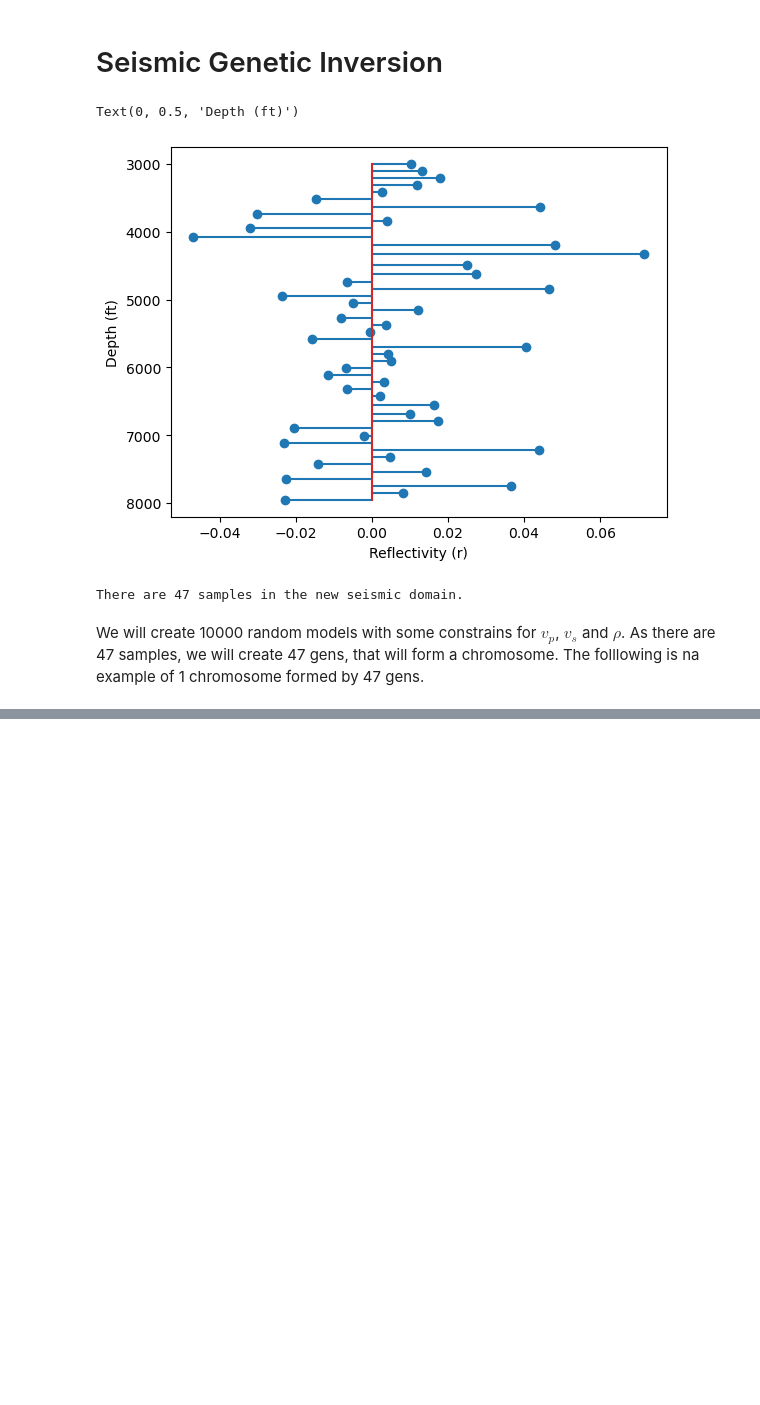
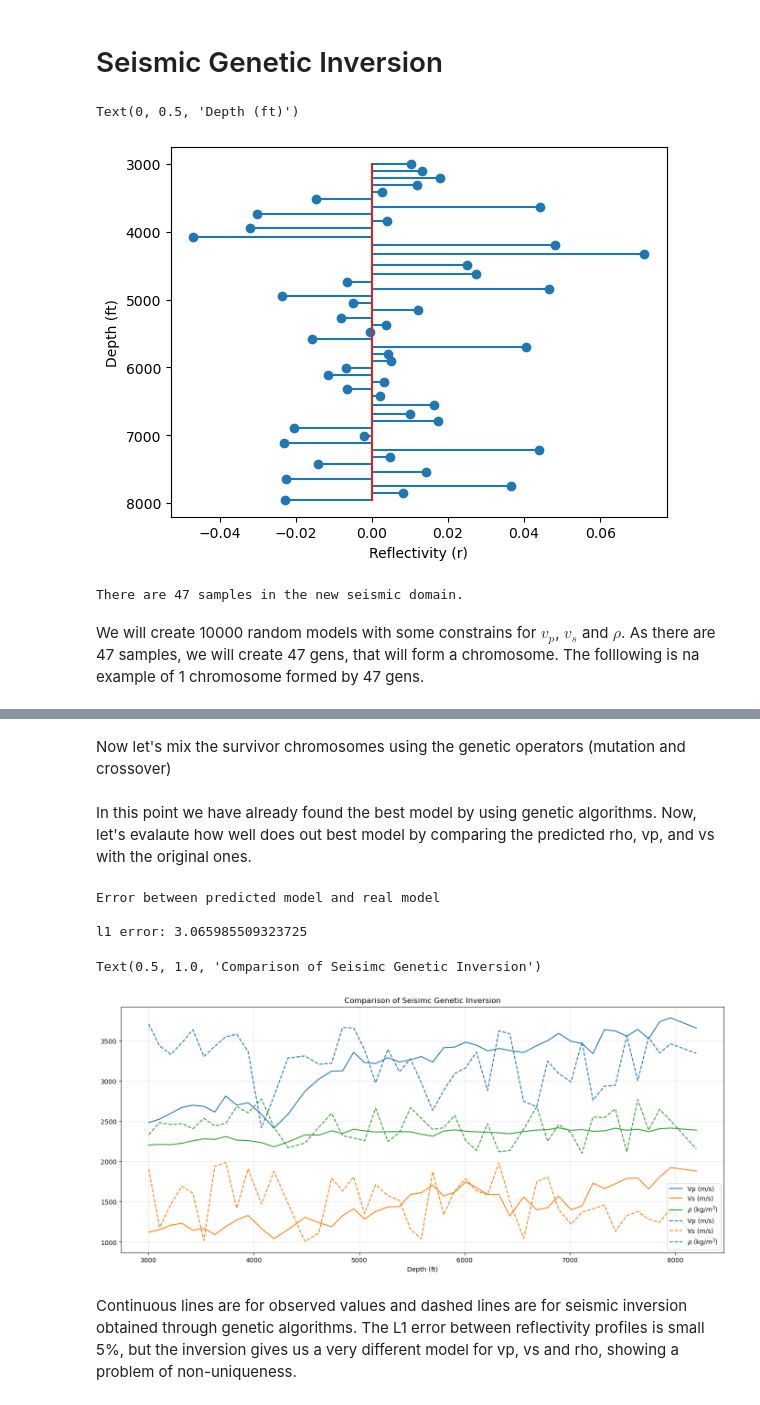
Before and after one commit to sfpoveda/seisinv, a Jupyter notebook: examples/Task 6/Seismic Genetic Inversion.ipynb, the cells around one changed output, grey strips where cells are left out. Drawn from its saved outputs; the diff is of its cells as text; code cells hidden in the pictures; blank space fills up the shorter version.

```diff
--- a/examples/Task 6/Seismic Genetic Inversion.ipynb
+++ b/examples/Task 6/Seismic Genetic Inversion.ipynb
@@ -112,0 +103,2 @@ l2 error: 3.857489912261906%
+# %%
+l1_error, l2_error, chromosome = one_chromosome( n_chromosome=0, print_=True)
@@ -114,0 +125,7 @@ Now that we have seen an example in which we built a chromosome, then calculated
+# %%
+df = pd.DataFrame(columns=['l1_error', 'l2_error', 'chromosome'])
+for i in tqdm(range(rho_gen.shape[1])): # for 100000 chromosomes
+    l1_error, l2_error, chromosome = one_chromosome(n_chromosome=i, print_=False)
+    if l1_error != 9999:
+        df = df.append({'l1_error':l1_error, 'l2_error':l2_error, 'chromosome': chromosome}, ignore_index=True)
+print(f'{len(df)} from {rho_gen.shape[1]} chromosomes survivied.')
@@ -114,0 +156,2 @@ Now that we have seen an example in which we built a chromosome, then calculated
+# %% [markdown]
+Now let's mix the survivor chromosomes using the genetic operators (mutation and crossover)
@@ -114,0 +175,19 @@ Now that we have seen an example in which we built a chromosome, then calculated
+# %%
+# Crossover operator
+def crossover(parent1, parent2):
+    # Implement a crossover operation here to combine two parent chromosomes
+    # For example, you can choose a random crossover point and create a new chromosome
+    crossover_point = np.random.randint(1, len(parent1))  # Choose a random crossover point
+    child = np.concatenate((parent1[:crossover_point], parent2[crossover_point:]))
+    return child
+# %%
+def evaluate_fitness(initial_chromosomes, observed_profile):
+    fitness_values = []
+    for model in initial_chromosomes:
+        math_ops = MathOps(vp=model[:,0], rho=model[:,1])
+        Z_chromosome = math_ops.calc_impedance()
+        r_chromosome = math_ops.calc_r(Z_data=Z_chromosome)
+        error = Error(y_true=observed_profile, y_pred=r_chromosome)
+        l1_error = error.l1_error()
+        fitness_values.append(l1_error)
+    return np.array(fitness_values).min(), np.array(fitness_values).argmin()
@@ -114,0 +242,34 @@ Now that we have seen an example in which we built a chromosome, then calculated
+# %% [markdown]
+In this point we have already found the best model by using genetic algorithms. Now, let's evalaute how well does out best model by comparing the predicted rho, vp, and vs with the original ones.
+# %%
+# Calculate r for the best model.
+math_ops = MathOps(vp=best_model[:,0], rho=best_model[:,1])
+Z_chromosome = math_ops.calc_impedance()
+r_chromosome = math_ops.calc_r(Z_data=Z_chromosome)
+# Calculate error between r's of original observed profile and calculated profile
+error = Error(y_true=r, y_pred=r_chromosome)
+l1_error = error.l1_error()
+print('Error between predicted model and real model', '\n')
+print(f'l1 error: {l1_error}')
+# %% [output]
+Error between predicted model and real model
+
+l1 error: 3.065985509323725
+# %%
+# Plot resmapled data
+fig = plt.figure(figsize=(17,7))
+plt.plot(dept0, vp0, label='Vp (m/s)', color='C0')
+plt.plot(dept0, vs0, label='Vs (m/s)', color='C1')
+plt.plot(dept0, rho0, label=fr'$\rho$ (kg/$m^3$)', color='C2')
+plt.plot(dept0, best_model[:,1], label='Vp (m/s)', linestyle='dashed', color='C0')
+plt.plot(dept0, best_model[:,2], label='Vs (m/s)', linestyle='dashed', color='C1')
+plt.plot(dept0, best_model[:,0], label=fr'$\rho$ (kg/$m^3$)', linestyle='dashed', color='C2')
+plt.xlabel('Depth (ft)')
+plt.grid(alpha=.3)
+plt.legend(ncol=1)
+plt.title('Comparison of Seisimc Genetic Inversion')
+# %% [output]
+Text(0.5, 1.0, 'Comparison of Seisimc Genetic Inversion')
+[figure, added]
+# %% [markdown]
+Continuous lines are for observed values and dashed lines are for seismic inversion obtained through genetic algorithms. The L1 error between reflectivity profiles is small 5%, but the inversion gives us a very different model for vp, vs and rho, showing a problem of non-uniqueness.
```
Also changed, not shown: parts of 10 cells of this notebook.
